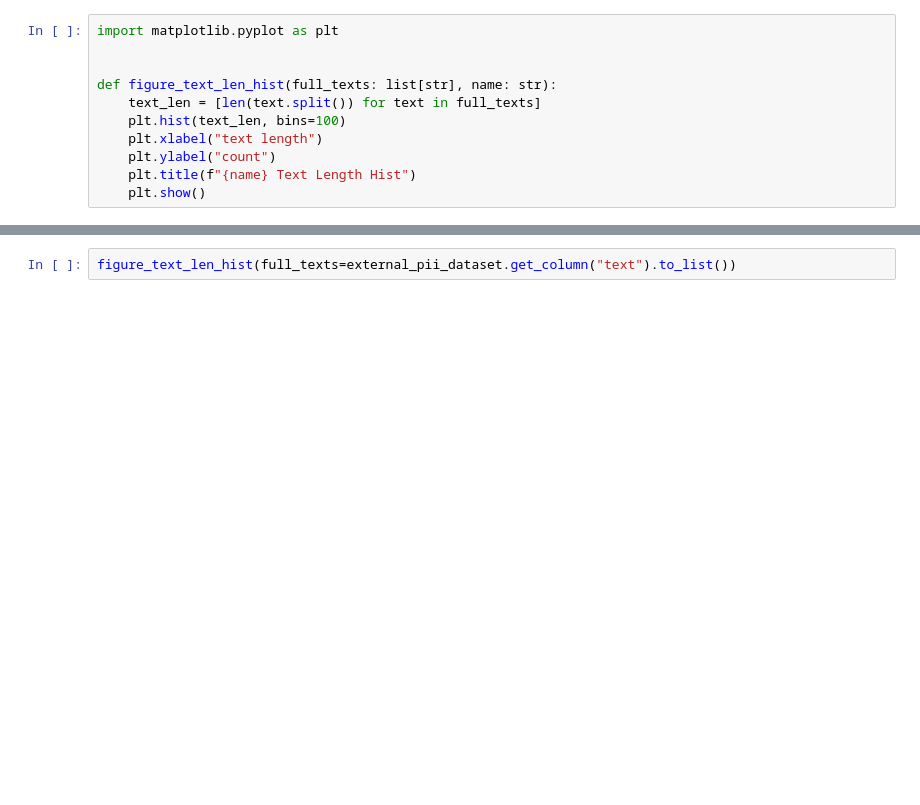
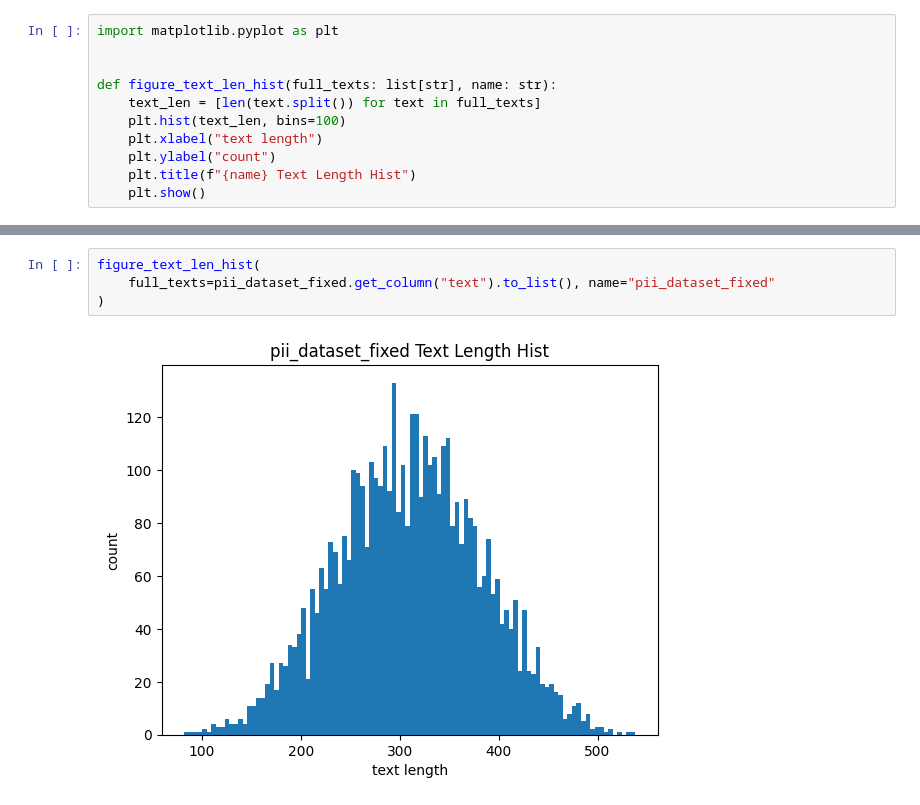
Before and after one commit to sinchir0/pll_data_detection, a Jupyter notebook: eda/eda_external_pii_dataset.ipynb, the cells around one changed output, grey strips where cells are left out. Cells and saved outputs as stored; diff of their text form; blank space fills up the shorter version.

```diff
--- a/eda/eda_external_pii_dataset.ipynb
+++ b/eda/eda_external_pii_dataset.ipynb
@@ -208,2 +220,6 @@ def figure_text_len_hist(full_texts: list[str], name: str):
 # %%
-figure_text_len_hist(full_texts=external_pii_dataset.get_column("text").to_list())
+figure_text_len_hist(
+    full_texts=pii_dataset_fixed.get_column("text").to_list(), name="pii_dataset_fixed"
+)
+# %% [output]
+[figure, added]
```
Also changed, not shown: parts of 5 cells of this notebook, 4 other files.
